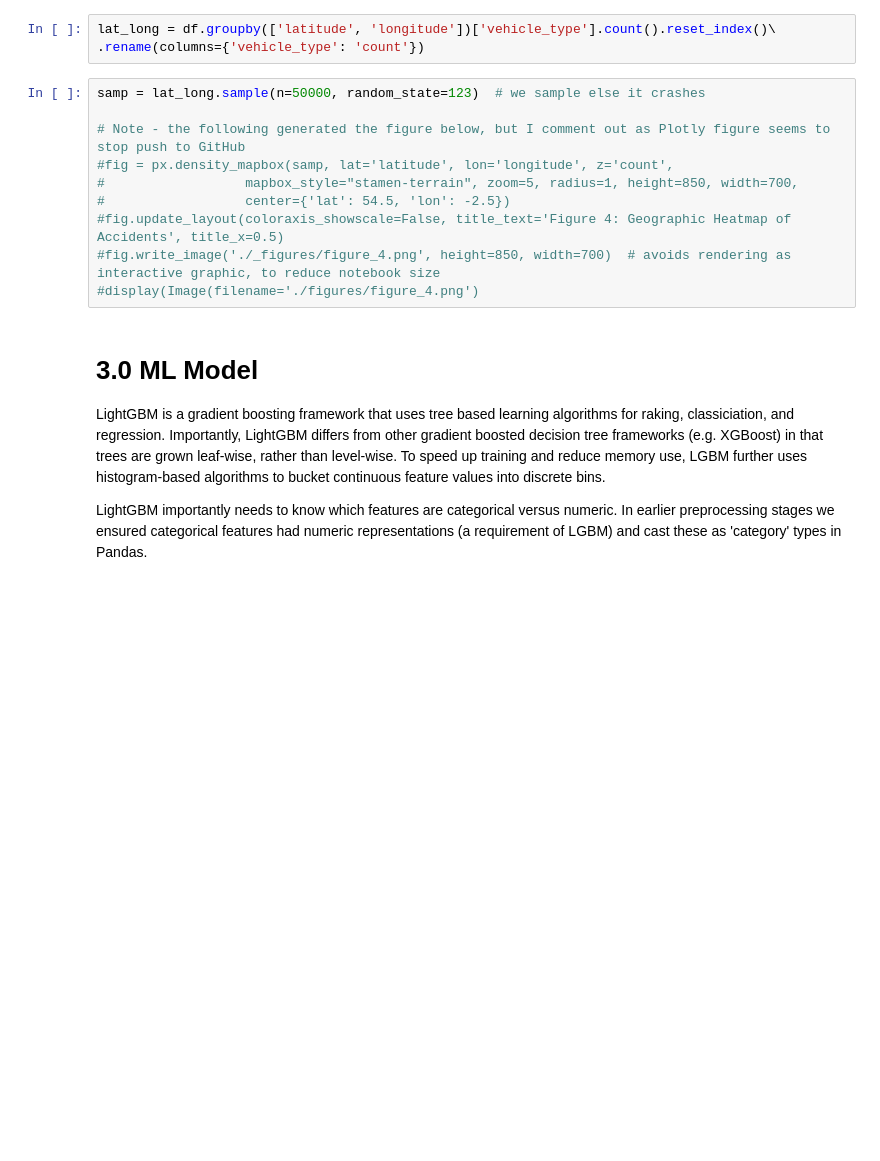
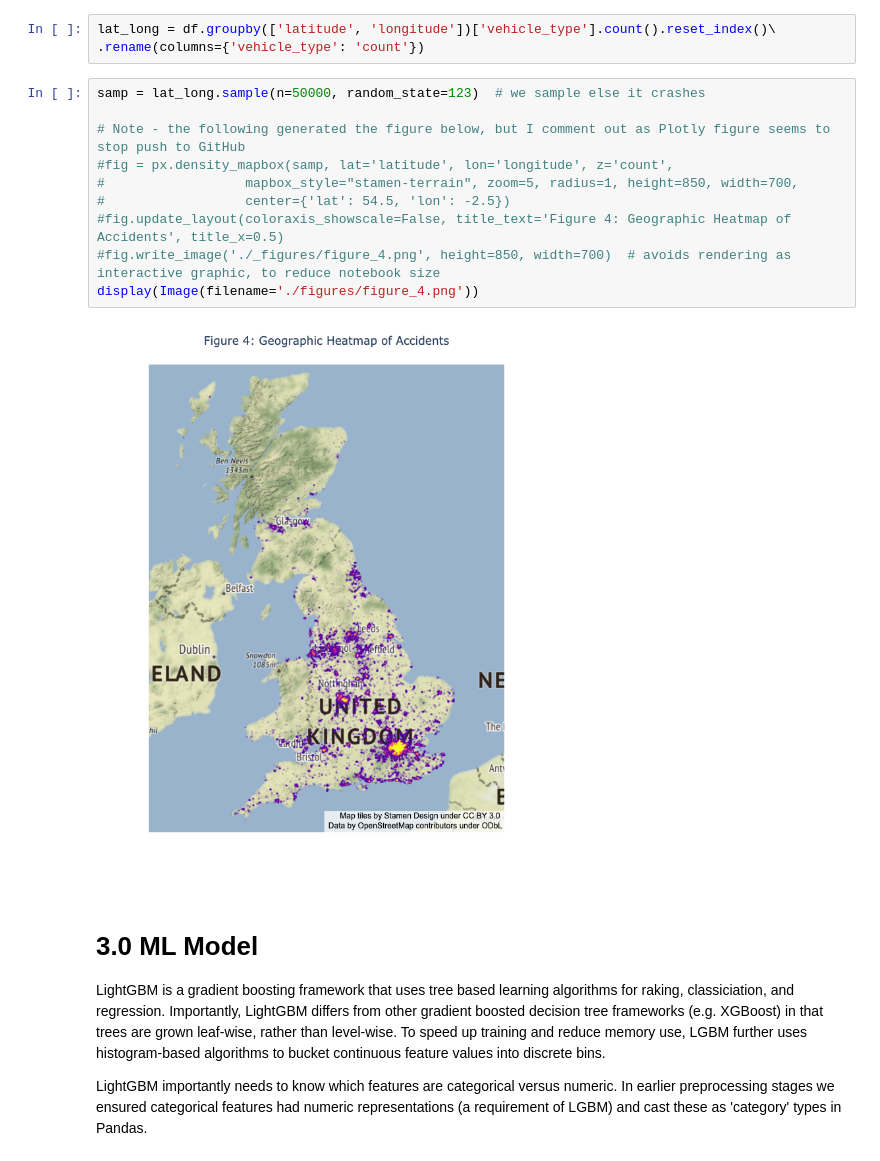
Before and after one commit to kingjosephm/gb_vehicle_injuries, a Jupyter notebook: analysis.ipynb, the cells around one changed output. Saved outputs shown, nothing was run; the diff lists cells and outputs as text; blank space fills up the shorter version.

Commit message:
added geographic heatmap of accidents

```diff
--- a/analysis.ipynb
+++ b/analysis.ipynb
@@ -278,13 +278,15 @@ lat_long = df.groupby(['latitude', 'longitude'])['vehicle_type'].count().reset_i
 # %%
 samp = lat_long.sample(n=50000, random_state=123)  # we sample else it crashes
 
 # Note - the following generated the figure below, but I comment out as Plotly figure seems to stop push to GitHub
 #fig = px.density_mapbox(samp, lat='latitude', lon='longitude', z='count',
 #                  mapbox_style="stamen-terrain", zoom=5, radius=1, height=850, width=700,
 #                  center={'lat': 54.5, 'lon': -2.5})
 #fig.update_layout(coloraxis_showscale=False, title_text='Figure 4: Geographic Heatmap of Accidents', title_x=0.5)
 #fig.write_image('./_figures/figure_4.png', height=850, width=700)  # avoids rendering as interactive graphic, to reduce notebook size
-#display(Image(filename='./figures/figure_4.png')
+display(Image(filename='./figures/figure_4.png'))
+# %% [output]
+[figure, added]
 # %% [markdown]
 # 3.0 ML Model
 
```
